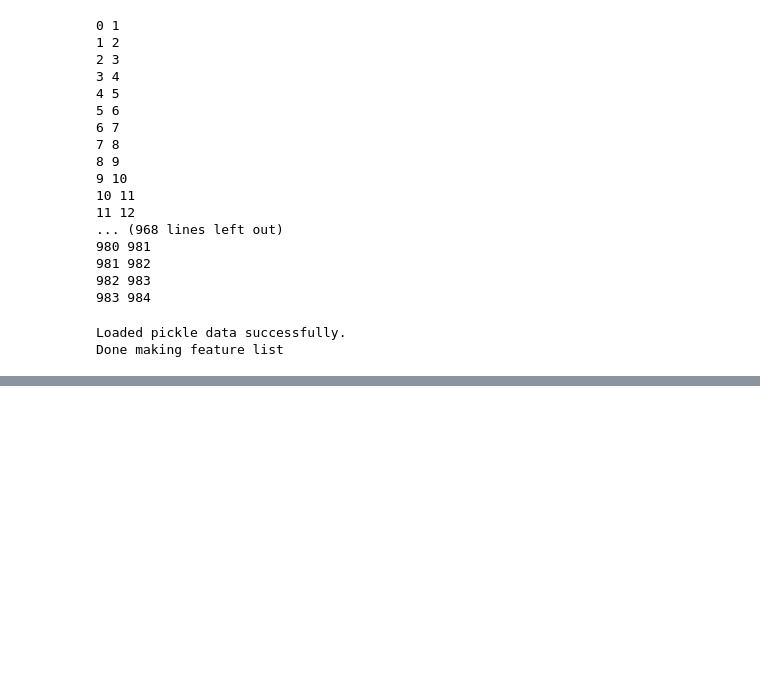
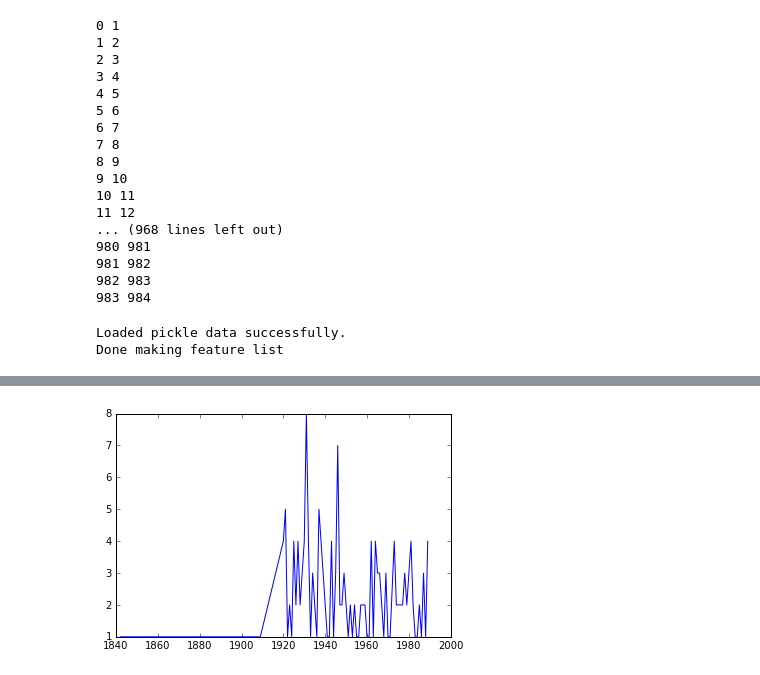
Before and after one commit to mjlavin80/fiction, a Jupyter notebook: Sandbox.ipynb, the cells around one changed output, grey strips where cells are left out. Saved outputs shown, nothing was run; the diff lists cells and outputs as text; code cells hidden in the pictures; blank space fills up the shorter version.

```diff
--- a/Sandbox.ipynb
+++ b/Sandbox.ipynb
@@ -284,20 +288,3 @@ X_r = pca.fit(X).transform(X)
 # %% [output]
 Loaded pickle data successfully.
 Done making feature list
-# %%
-x_all = X_r[:,0]
-y_all = X_r[:,1]
-just_horror_x = []
-just_horror_y = []
-not_horror_x = []
-not_horror_y = []
-_df = pd.read_csv("lavin_results/affinity_all.csv")
-for i in _df.itertuples():
-    #i2 docid, i9 genre , i5 date, i6 authors, i7 titles
-    index = i[2]-1
-    if i[9] == "gothic":
-        just_horror_x.append(x_all[index])
-        just_horror_y.append(y_all[index])
-    else:
-        not_horror_x.append(x_all[index])
-        not_horror_y.append(y_all[index])
@@ -321,0 +354,9 @@ plt.show()
+# %%
+one_group = _df.loc[_df['group_label'] == 0]
+from collections import Counter
+a = Counter(one_group["year"])
+b = sorted(a.items())
+plt.plot([i[0] for i in b], [i[1] for i in b])
+plt.show()
+# %% [output]
+[figure, added]
```
Also changed, not shown: parts of 5 cells of this notebook, 15 other files.
